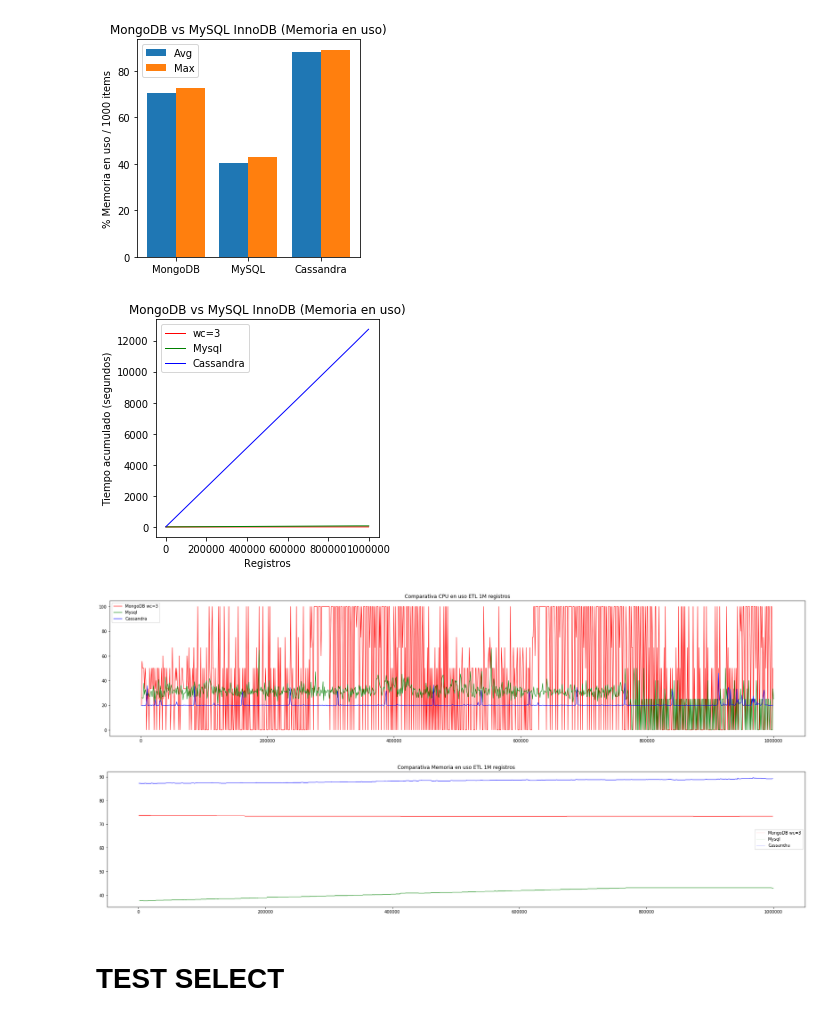
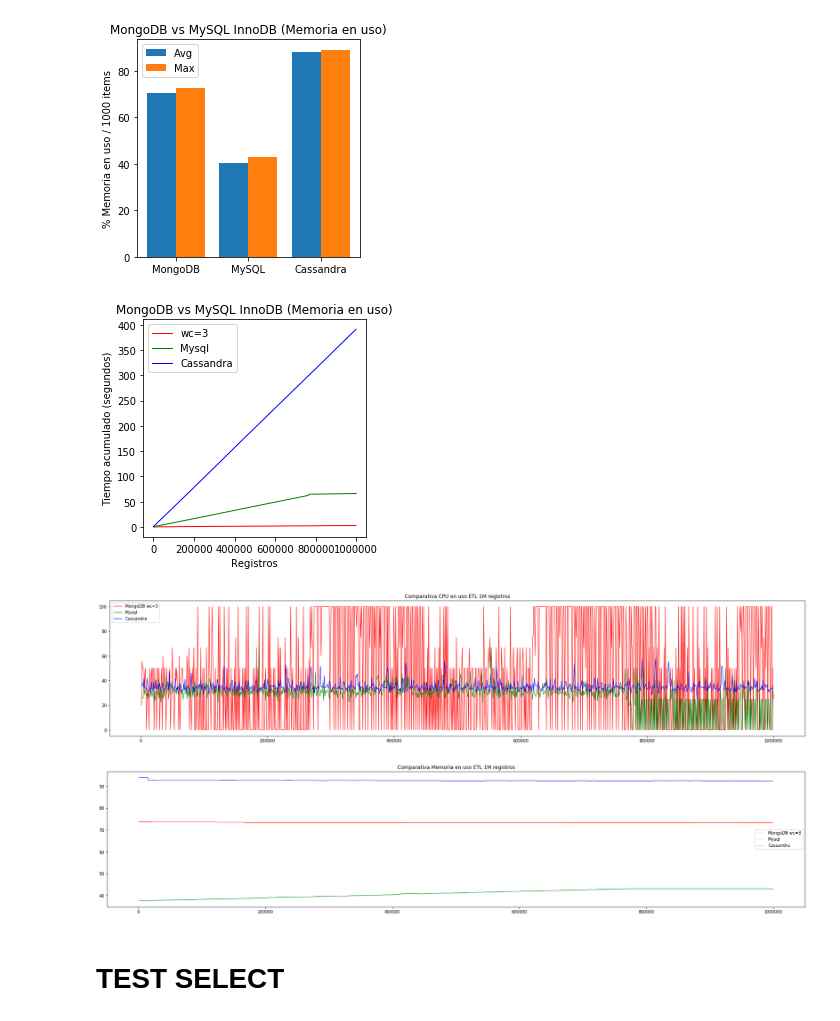
Before and after one commit to danielherranzsegundo/TFM_2022, a Jupyter notebook: Scripts/Resultados.ipynb, the cells around one changed output. Cells and saved outputs as stored; diff of their text form; code cells hidden in the pictures.

```diff
--- a/Scripts/Resultados.ipynb
+++ b/Scripts/Resultados.ipynb
@@ -42,4 +42,4 @@ load_cassandra_quorum = pd.read_csv(path + 'Cassandra_Insert_ConsistencyLevel_QU
 load_cassandra_all = pd.read_csv(path + 'Cassandra_Insert_ConsistencyLevel_ALL_CustomerProfile_17042022_14_25_01.csv', index_col=[0])
 load_cassandra_any = pd.read_csv(path + 'Cassandra_Insert_ConsistencyLevel_ANY_CustomerProfile_17042022_14_28_45.csv', index_col=[0])
 # %%
-CustomerProfile_data_cas = pd.read_csv(path + 'Cassandra_Insert_ConsistencyLevel_ALL_PositionKeeping_18042022_22_24_49.csv', index_col=[0])
+CustomerProfile_data_cas = pd.read_csv(path + 'Cassandra_Insert_ConsistencyLevel_ALL_CustomerProfile_20042022_13_54_29.csv', index_col=[0])
@@ -372,17 +390,17 @@ plt.show()
 # %%
 plt.title("Comparativa tiempo total ETL 1M registros")
 plt.autoscale()
 
 plt.plot(CustomerProfile_data_w3['Registros'].iloc[1:1000,], np.add.accumulate(CustomerProfile_data_w3['Tiempo'].iloc[1:1000,]), linewidth=1.0, color = 'r',label='wc=3')
 plt.plot(CustomerProfile_data_msql['Registros'].iloc[1:1000,], np.add.accumulate(CustomerProfile_data_msql['Tiempo'].iloc[1:1000,]), linewidth=1.0, color = 'g',label='Mysql')
-plt.plot(CustomerProfile_data_cas['Registros'].iloc[1:1000,], np.add.accumulate(CustomerProfile_data_cas['Tiempo'].iloc[1:1000,]), linewidth=1.0, color = 'b',label='Cassandra')
+plt.plot(CustomerProfile_data_cas['Registros'], np.add.accumulate(CustomerProfile_data_cas['Tiempo']), linewidth=1.0, color = 'b',label='Cassandra')
 plt.legend(loc='best')
 plt.ylabel("Tiempo acumulado (segundos)")
 plt.xlabel("Registros")
 plt.title("MongoDB vs MySQL InnoDB (Memoria en uso)")
 plt.show()
 # %% [output]
-[figure, old version]
+[figure, new version]
 # %%
 plt.title("Comparativa CPU en uso ETL 1M registros")
 plt.autoscale()
@@ -393,7 +411,7 @@ plt.legend(loc='best')
 plt.rcParams["figure.figsize"] = (30, 6)
 plt.show()
 # %% [output]
-[figure, old version]
+[figure, new version]
 # %%
 plt.title("Comparativa Memoria en uso ETL 1M registros")
 #plt.figure(figsize=(8,6))
@@ -403,7 +421,7 @@ plt.plot(CustomerProfile_data_cas['Registros'].iloc[1:1000,],CustomerProfile_dat
 plt.legend(loc='best')
 plt.show()
 # %% [output]
-[figure, old version]
+[figure, new version]
 # %% [markdown]
 # TEST SELECT
 # %%
```
Also changed, not shown: parts of 4 cells of this notebook, 6 other files.
